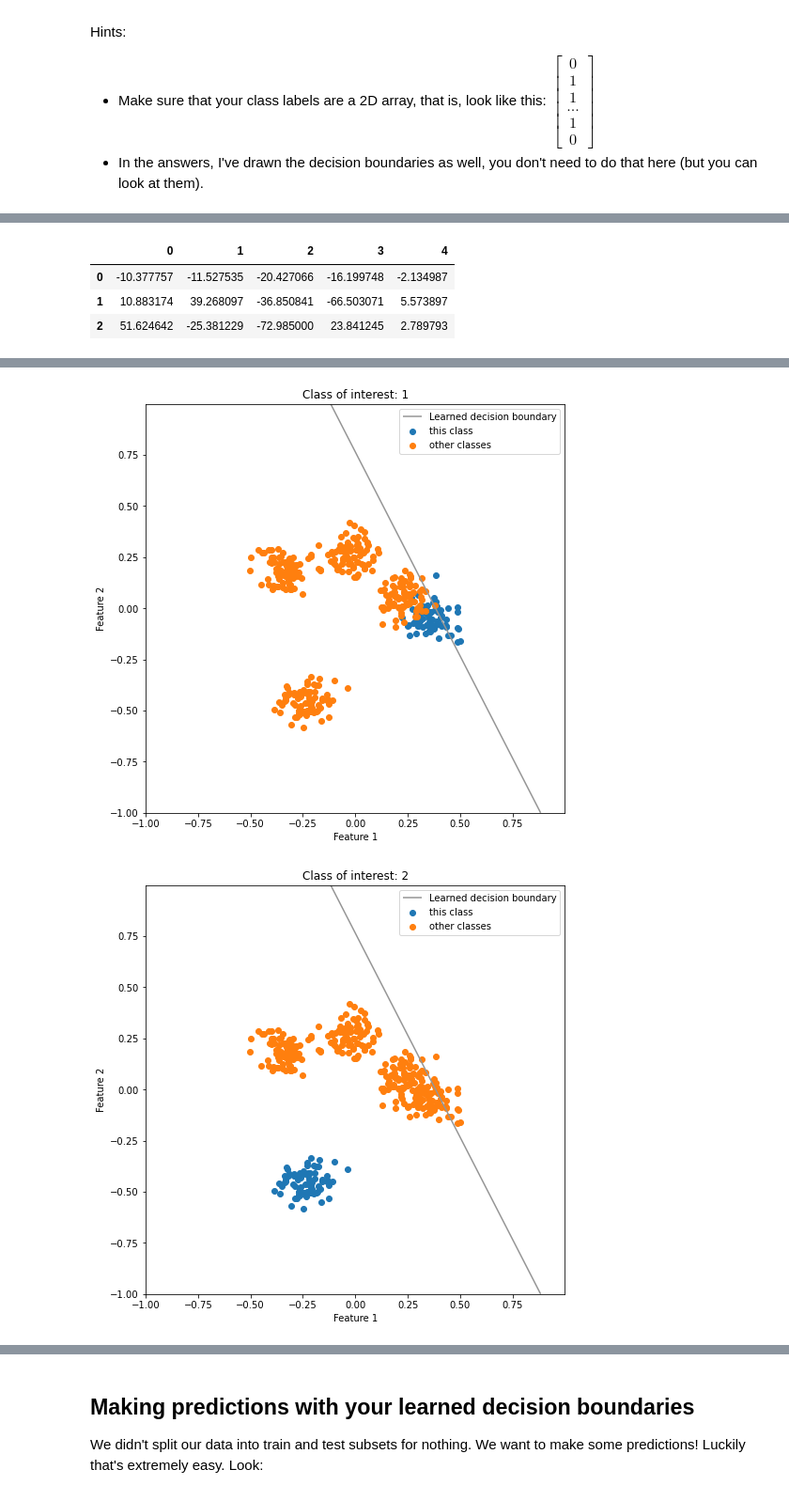
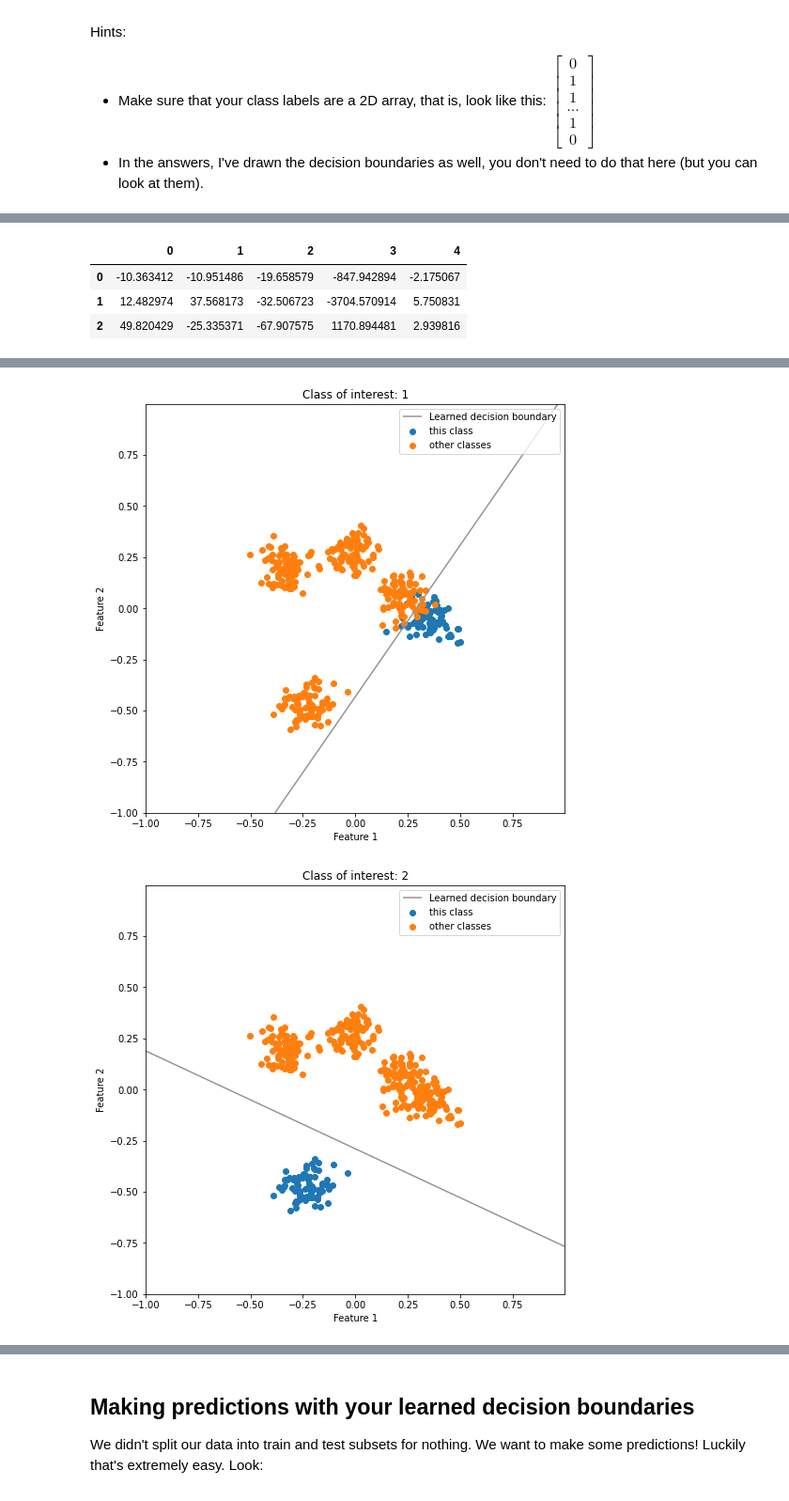
Before and after one commit to DieStok/Basic-Machine-Learning-for-Bioinformatics, a Jupyter notebook: Day2/Practical/PracticalMaterialDay2_AfternoonPractical_Answers.ipynb, the cells around one changed output, grey strips where cells are left out. Shown at 94% size. Cells and saved outputs as stored; diff of their text form; code cells hidden in the pictures.

```diff
--- a/Day2/Practical/PracticalMaterialDay2_AfternoonPractical_Answers.ipynb
+++ b/Day2/Practical/PracticalMaterialDay2_AfternoonPractical_Answers.ipynb
@@ -259,7 +259,7 @@ grid = np.c_[xx.ravel(), yy.ravel()]
 for classNumber in range(0, thetasAllClasses.shape[1]):
     thisClassIndices    = np.where(labelsTrain == classNumber)
     notThisClassIndices = np.where(labelsTrain != classNumber)
-    probs = linAlgLogRegHypothesis(grid, optimisedThetas).reshape(xx.shape)
+    probs = linAlgLogRegHypothesis(grid, finalThetasEachClass[classNumber]).reshape(xx.shape)
     fig, ax = plt.subplots(figsize = (8, 8))
     b = ax.contour(xx, yy, probs, levels=[.5], cmap="Greys", vmin=0, vmax=1)
     ax.set_title("Class of interest: " + str(classNumber))
@@ -294,5 +294,5 @@ Optimised parameters:
 (3, 5)
 |  | 0 | 1 | 2 | 3 | 4 |
-| 0 | -10.377757 | -11.527535 | -20.427066 | -16.199748 | -2.134987 |
-| 1 | 10.883174 | 39.268097 | -36.850841 | -66.503071 | 5.573897 |
-| 2 | 51.624642 | -25.381229 | -72.985000 | 23.841245 | 2.789793 |
+| 0 | -10.363412 | -10.951486 | -19.658579 | -847.942894 | -2.175067 |
+| 1 | 12.482974 | 37.568173 | -32.506723 | -3704.570914 | 5.750831 |
+| 2 | 49.820429 | -25.335371 | -67.907575 | 1170.894481 | 2.939816 |
@@ -300,2 +300,2 @@ Optimised parameters:
-[figure, old version]
+[figure, new version]
-[figure, old version]
+[figure, new version]
```
Also changed, not shown: parts of 7 cells of this notebook.
